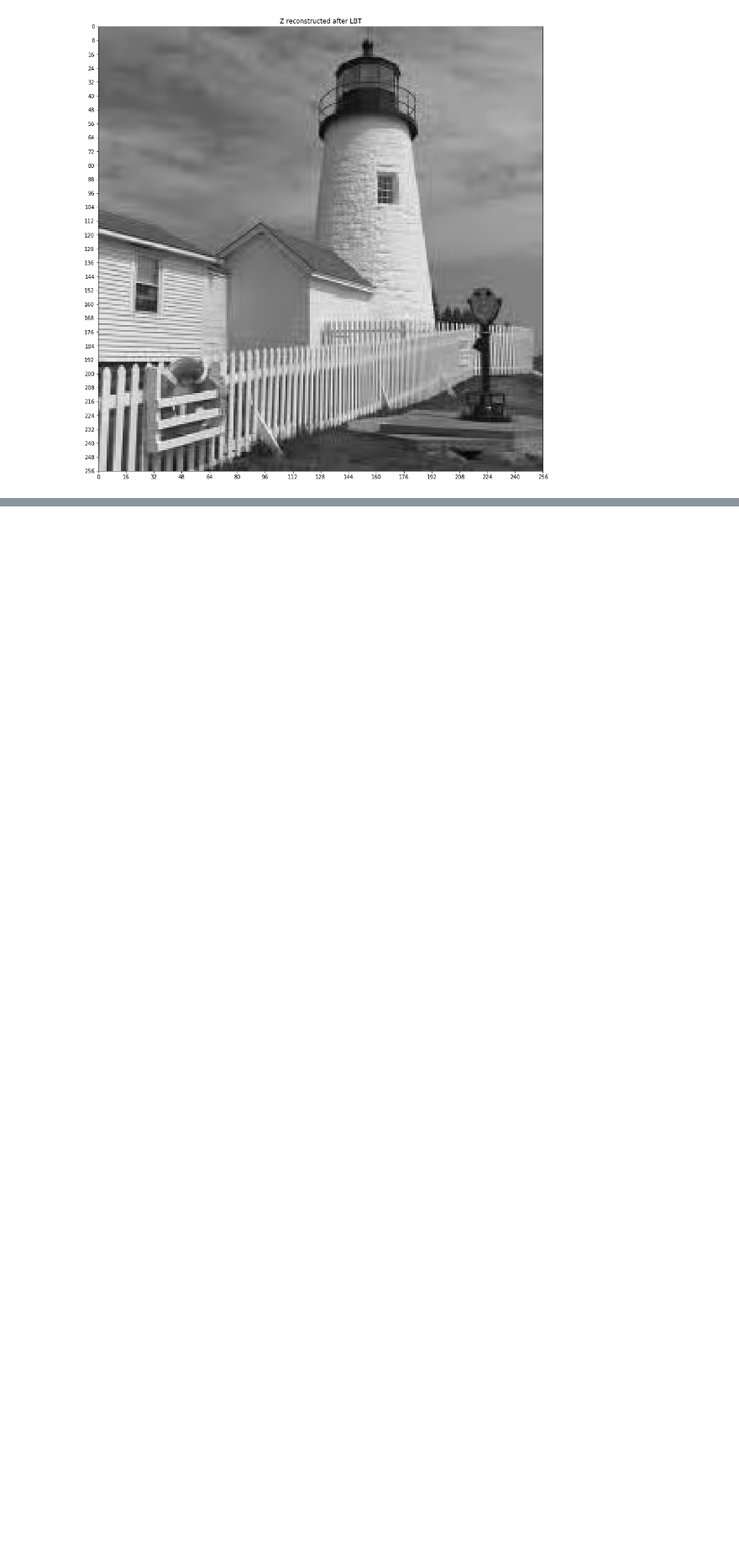
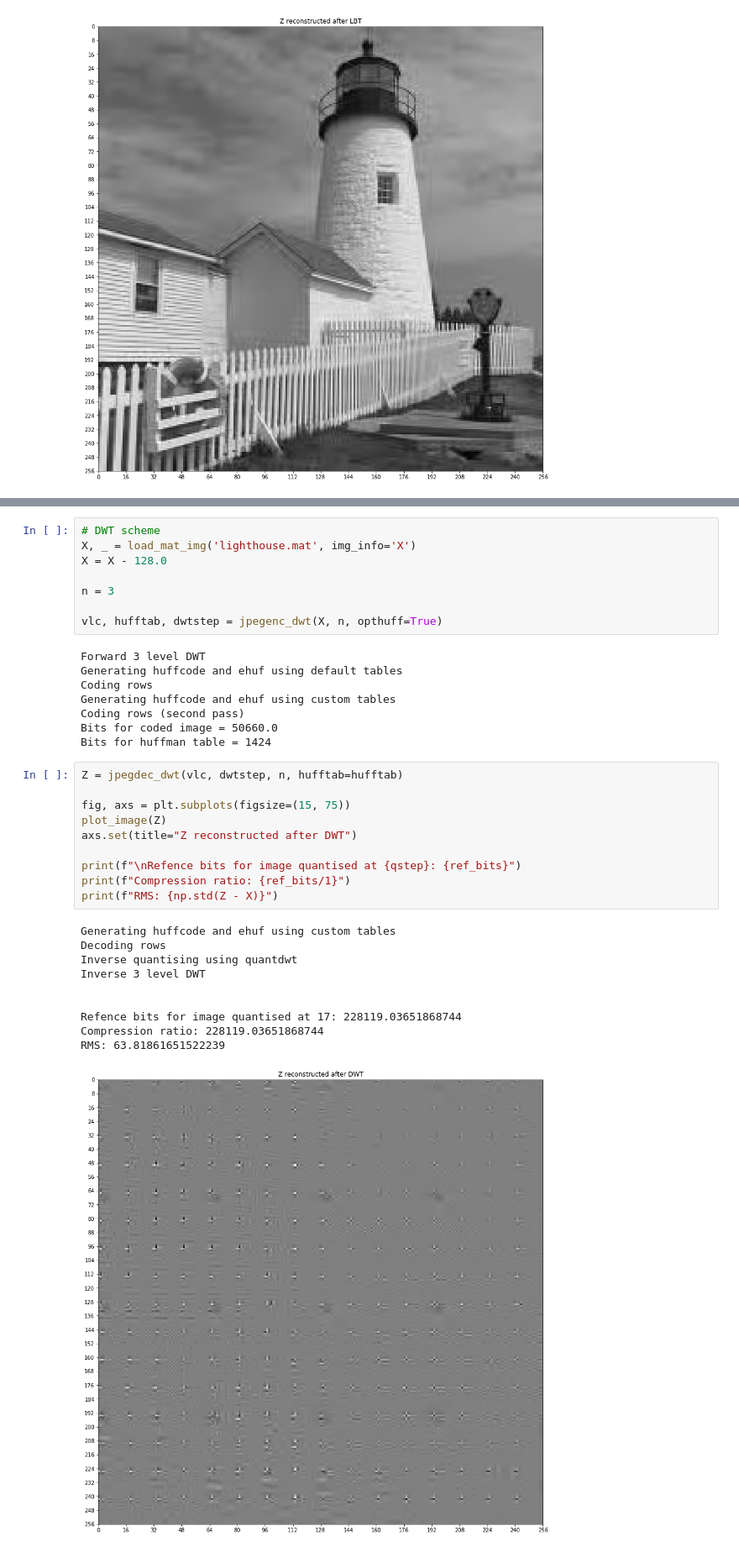
Before and after one commit to yichenhock/cued_sf2_lab, a Jupyter notebook: 12-huffman.ipynb, the cells around one changed output, grey strips where cells are left out. Shown at 84% size. Saved outputs shown, nothing was run; the diff lists cells and outputs as text; blank space fills up the shorter version.

Commit message:
Huffman done :100:

```diff
--- a/12-huffman.ipynb
+++ b/12-huffman.ipynb
@@ -246,0 +253,37 @@ RMS: 6.608329165886502
+# %%
+# DWT scheme
+X, _ = load_mat_img('lighthouse.mat', img_info='X')
+X = X - 128.0
+
+n = 3
+
+vlc, hufftab, dwtstep = jpegenc_dwt(X, n, opthuff=True)
+# %% [output]
+Forward 3 level DWT
+Generating huffcode and ehuf using default tables
+Coding rows
+Generating huffcode and ehuf using custom tables
+Coding rows (second pass)
+Bits for coded image = 50660.0
+Bits for huffman table = 1424
+# %%
+Z = jpegdec_dwt(vlc, dwtstep, n, hufftab=hufftab)
+
+fig, axs = plt.subplots(figsize=(15, 75))
+plot_image(Z)
+axs.set(title="Z reconstructed after DWT")
+
+print(f"\nRefence bits for image quantised at {qstep}: {ref_bits}")
+print(f"Compression ratio: {ref_bits/1}")
+print(f"RMS: {np.std(Z - X)}")
+# %% [output]
+Generating huffcode and ehuf using custom tables
+Decoding rows
+Inverse quantising using quantdwt
+Inverse 3 level DWT
+
+
+Refence bits for image quantised at 17: 228119.03651868744
+Compression ratio: 228119.03651868744
+RMS: 63.81861651522239
+[figure, added]
```
Also changed, not shown: parts of 7 cells of this notebook, 2 other files.
